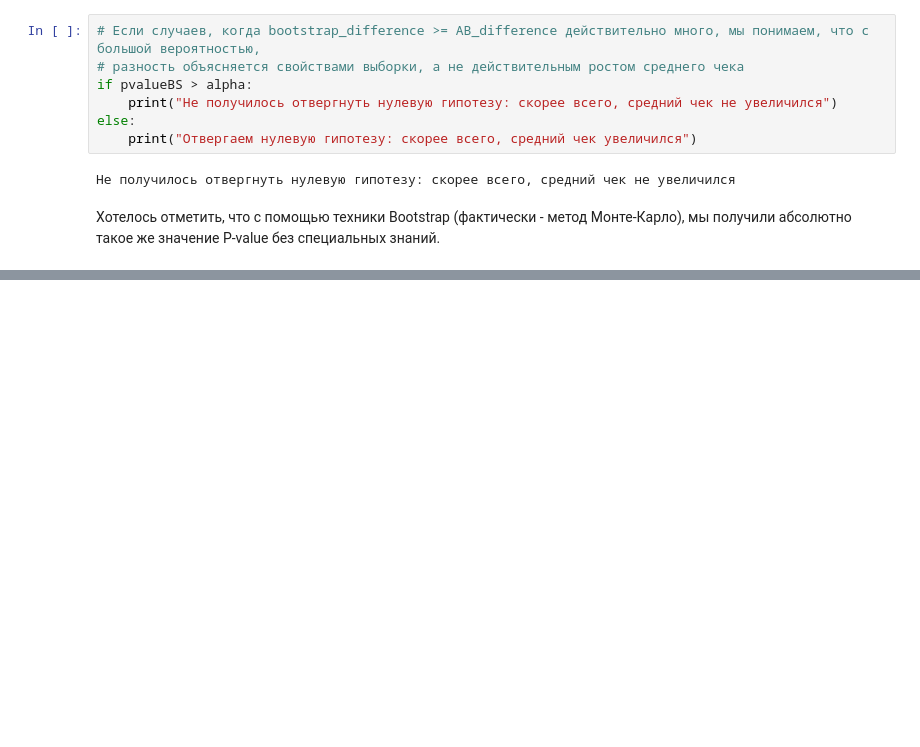
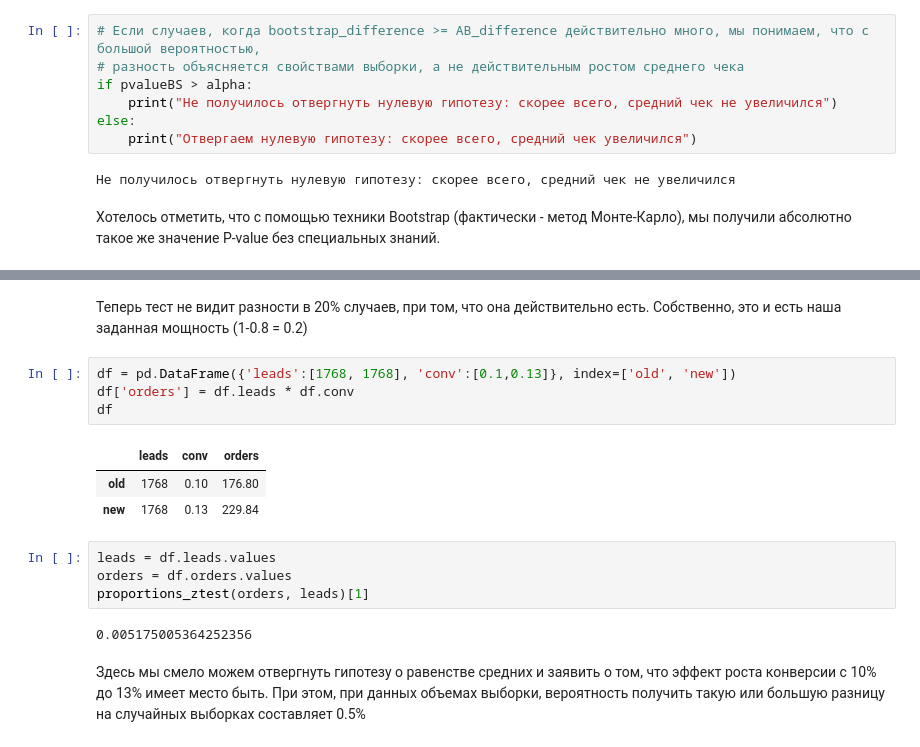
Before and after one commit to svotyakov/A_B_testing, a Jupyter notebook: A_B_test_ Theory.ipynb, the cells around one changed output, grey strips where cells are left out. Drawn from its saved outputs; the diff is of its cells as text; blank space fills up the shorter version.

```diff
--- a/A_B_test_ Theory.ipynb
+++ b/A_B_test_ Theory.ipynb
@@ -170,0 +246,18 @@ plt.show()
+# %% [markdown]
+Теперь тест не видит разности в 20% случаев, при том, что она действительно есть. Собственно, это и есть наша заданная мощность (1-0.8 = 0.2)
+# %%
+df = pd.DataFrame({'leads':[1768, 1768], 'conv':[0.1,0.13]}, index=['old', 'new'])
+df['orders'] = df.leads * df.conv
+df
+# %% [output]
+|  | leads | conv | orders |
+| old | 1768 | 0.10 | 176.80 |
+| new | 1768 | 0.13 | 229.84 |
+# %%
+leads = df.leads.values
+orders = df.orders.values
+proportions_ztest(orders, leads)[1]
+# %% [output]
+0.005175005364252356
+# %% [markdown]
+Здесь мы смело можем отвергнуть гипотезу о равенстве средних и заявить о том, что эффект роста конверсии с 10% до 13% имеет место быть. При этом, при данных объемах выборки, вероятность получить такую или большую разницу на случайных выборках составляет 0.5%
```
Also changed, not shown: parts of 26 cells of this notebook.
